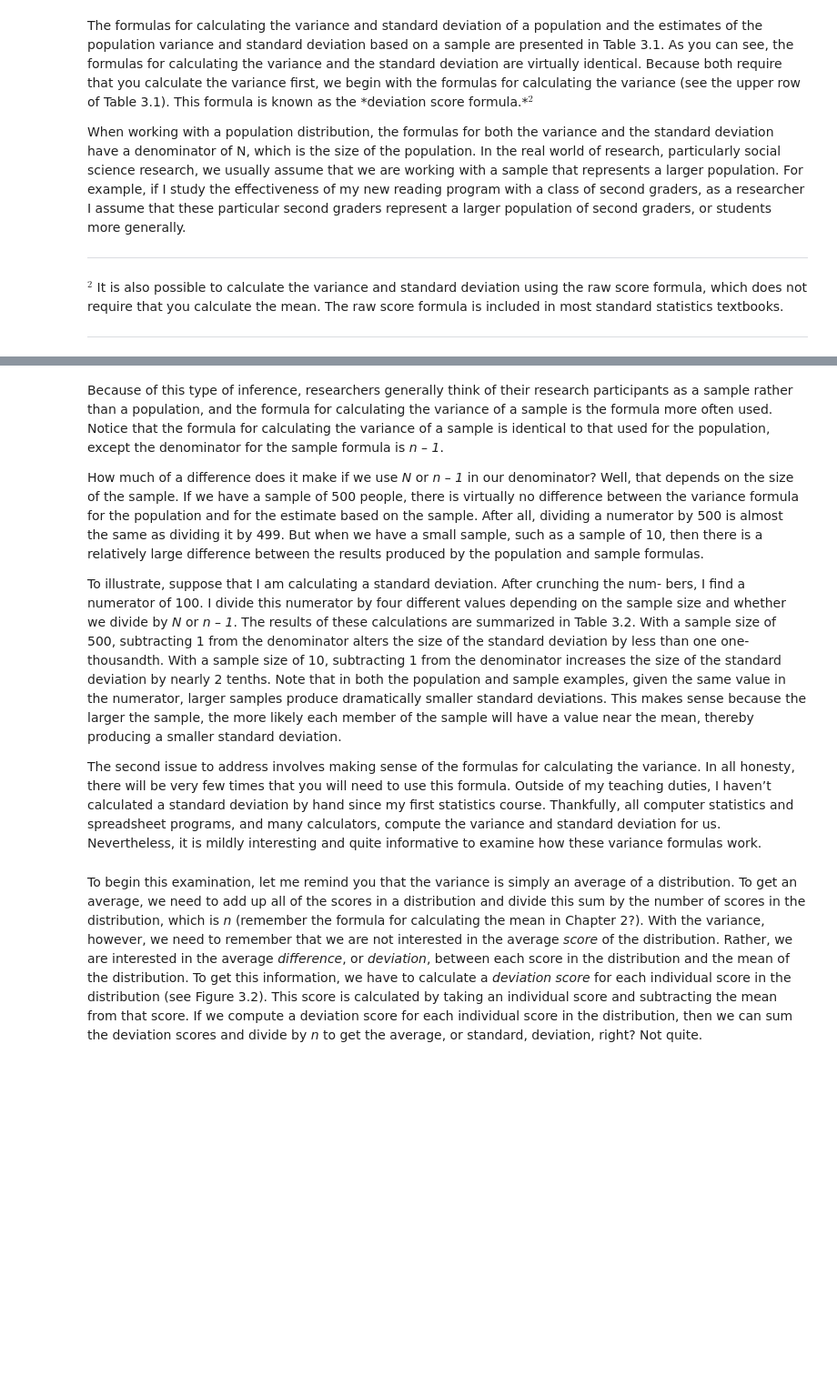
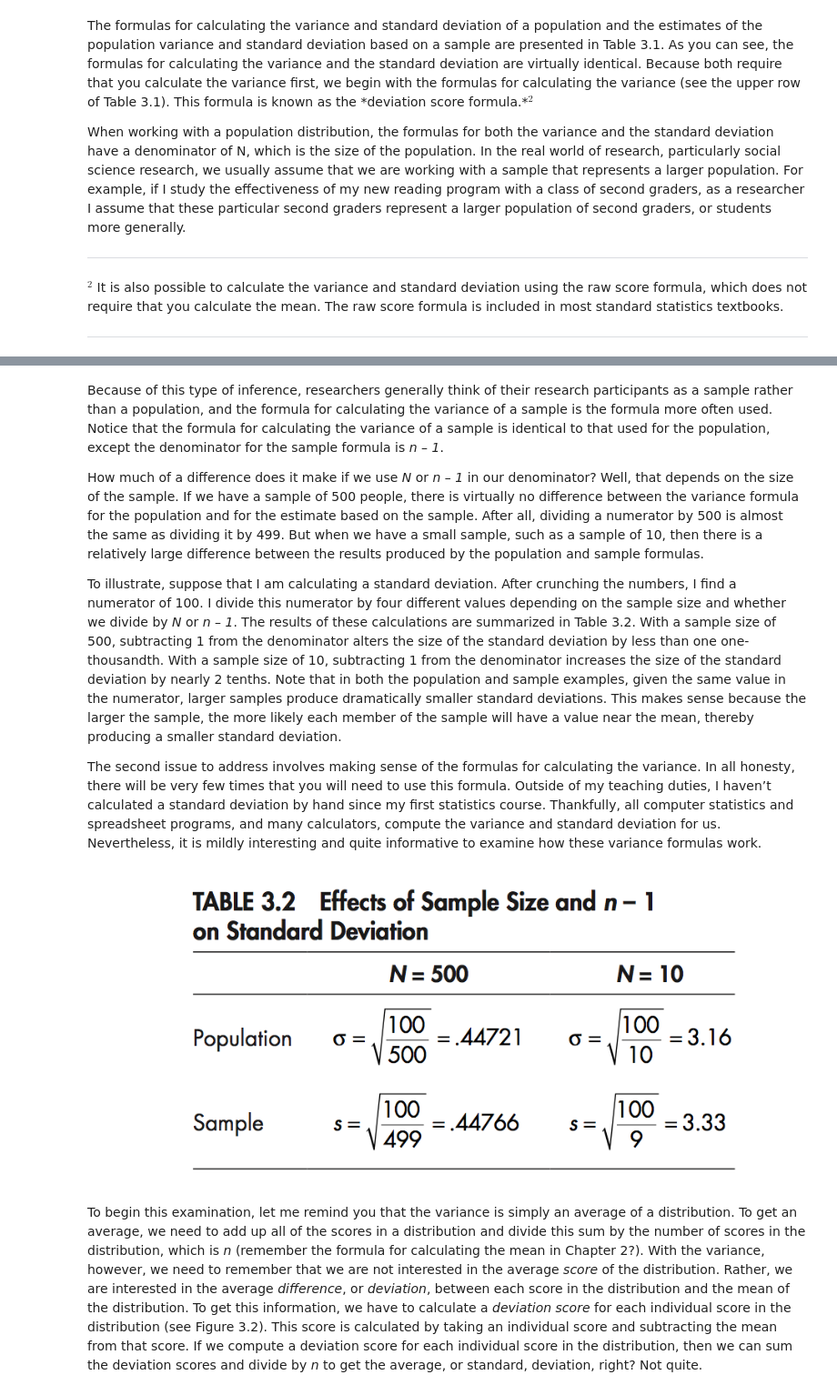
Before and after one commit to sandiegodata/training-notebooks, a Jupyter notebook: Stats/3 - Measures of Variability.ipynb, the cells around one changed output, grey strips where cells are left out. Shown at 91% size. Cells and saved outputs as stored; diff of their text form; code cells hidden in the pictures; blank space fills up the shorter version.

```diff
--- a/Stats/3 - Measures of Variability.ipynb
+++ b/Stats/3 - Measures of Variability.ipynb
@@ -66,6 +70,6 @@ Because of this type of inference, researchers generally think of their research
 
 How much of a difference does it make if we use *N* or *n – 1* in our denominator? Well, that depends on the size of the sample. If we have a sample of 500 people, there is virtually no difference between the variance formula for the population and for the estimate based on the sample. After all, dividing a numerator by 500 is almost the same as dividing it by 499. But when we have a small sample, such as a sample of 10, then there is a relatively large difference between the results produced by the population and sample formulas.
 
-To illustrate, suppose that I am calculating a standard deviation. After crunching the num- bers, I find a numerator of 100. I divide this numerator by four different values depending on the sample size and whether we divide by *N* or *n – 1*. The results of these calculations are summarized in Table 3.2. With a sample size of 500, subtracting 1 from the denominator alters the size of the standard deviation by less than one one-thousandth. With a sample size of 10, subtracting 1 from the denominator increases the size of the standard deviation by nearly 2 tenths. Note that in both the population and sample examples, given the same value in the numerator, larger samples produce dramatically smaller standard deviations. This makes sense because the larger the sample, the more likely each member of the sample will have a value near the mean, thereby producing a smaller standard deviation.
+To illustrate, suppose that I am calculating a standard deviation. After crunching the numbers, I find a numerator of 100. I divide this numerator by four different values depending on the sample size and whether we divide by *N* or *n – 1*. The results of these calculations are summarized in Table 3.2. With a sample size of 500, subtracting 1 from the denominator alters the size of the standard deviation by less than one one-thousandth. With a sample size of 10, subtracting 1 from the denominator increases the size of the standard deviation by nearly 2 tenths. Note that in both the population and sample examples, given the same value in the numerator, larger samples produce dramatically smaller standard deviations. This makes sense because the larger the sample, the more likely each member of the sample will have a value near the mean, thereby producing a smaller standard deviation.
 
 The second issue to address involves making sense of the formulas for calculating the variance. In all honesty, there will be very few times that you will need to use this formula. Outside of my teaching duties, I haven’t calculated a standard deviation by hand since my first statistics course. Thankfully, all computer statistics and spreadsheet programs, and many calculators, compute the variance and standard deviation for us. Nevertheless, it is mildly interesting and quite informative to examine how these variance formulas work.
@@ -74,2 +76,6 @@ The second issue to address involves making sense of the formulas for calculatin
+# %%
+Image('https://raw.githubusercontent.com/sdrdl/training-notebooks/master/Stats/data/tab3.2.png',width=500)
+# %% [output]
+[figure, added]
 # %% [markdown]
 To begin this examination, let me remind you that the variance is simply an average of a distribution. To get an average, we need to add up all of the scores in a distribution and divide this sum by the number of scores in the distribution, which is *n* (remember the formula for calculating the mean in Chapter 2?). With the variance, however, we need to remember that we are not interested in the average *score* of the distribution. Rather, we are interested in the average *difference*, or *deviation*, between each score in the distribution and the mean of the distribution. To get this information, we have to calculate a *deviation score* for each individual score in the distribution (see Figure 3.2). This score is calculated by taking an individual score and subtracting the mean from that score. If we compute a deviation score for each individual score in the distribution, then we can sum the deviation scores and divide by *n* to get the average, or standard, deviation, right? Not quite.
```
Also changed, not shown: parts of 12 cells of this notebook, 2 other files.
